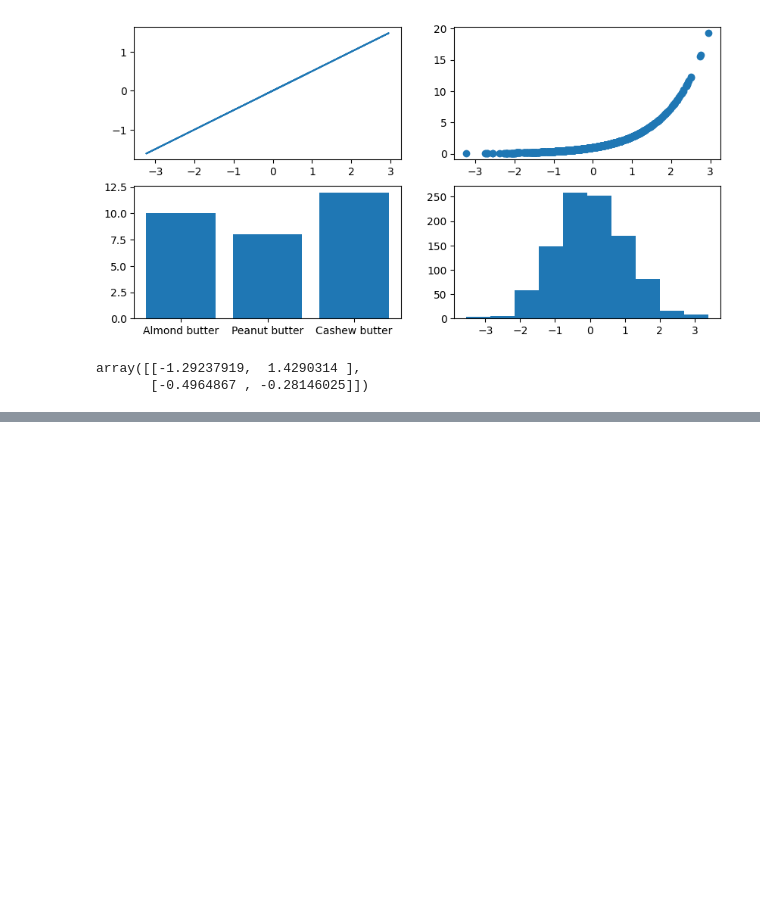
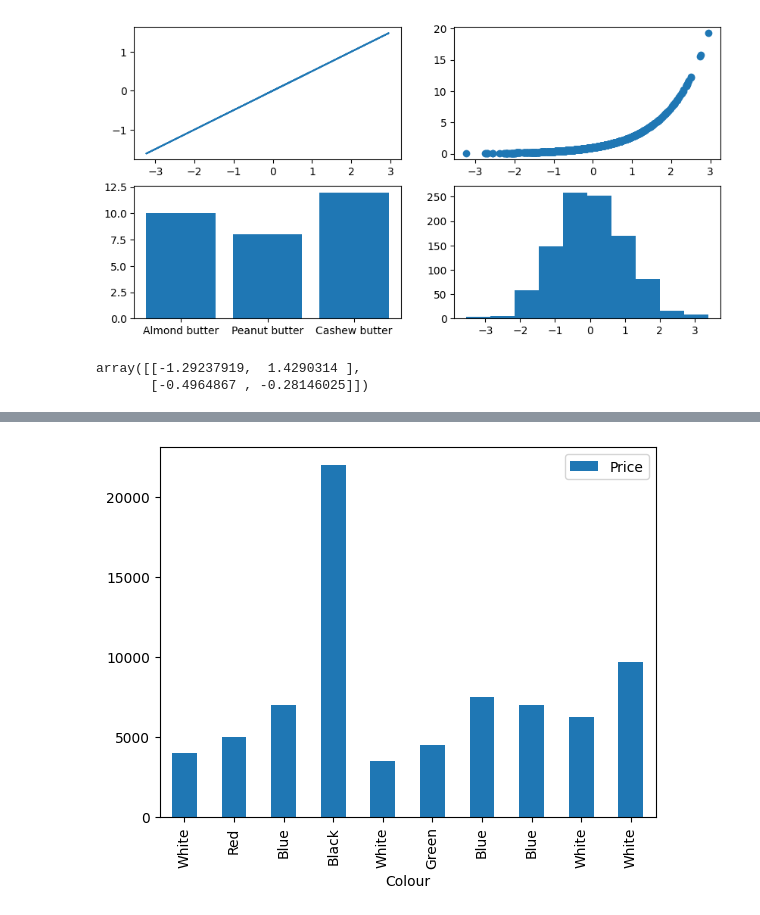
Before and after one commit to codekalimi/zero-to-mastery-ml, a Jupyter notebook: section-matplotlib/intro-matplotlib.ipynb, the cells around one changed output, grey strips where cells are left out. Cells and saved outputs as stored; diff of their text form; code cells hidden in the pictures; blank space fills up the shorter version.

```diff
--- a/section-matplotlib/intro-matplotlib.ipynb
+++ b/section-matplotlib/intro-matplotlib.ipynb
@@ -234,0 +313,4 @@ array([[-1.29237919,  1.4290314 ],
+# %%
+car_sales.plot(x="Colour", y="Price", kind="bar");
+# %% [output]
+[figure, added]
```
Also changed, not shown: parts of 10 cells of this notebook.
